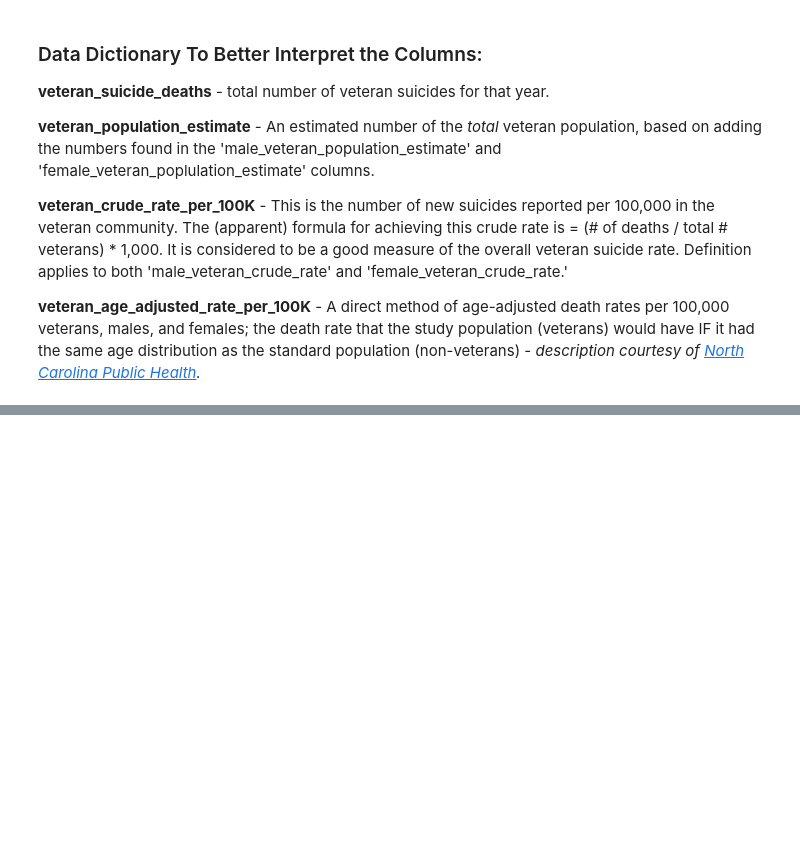
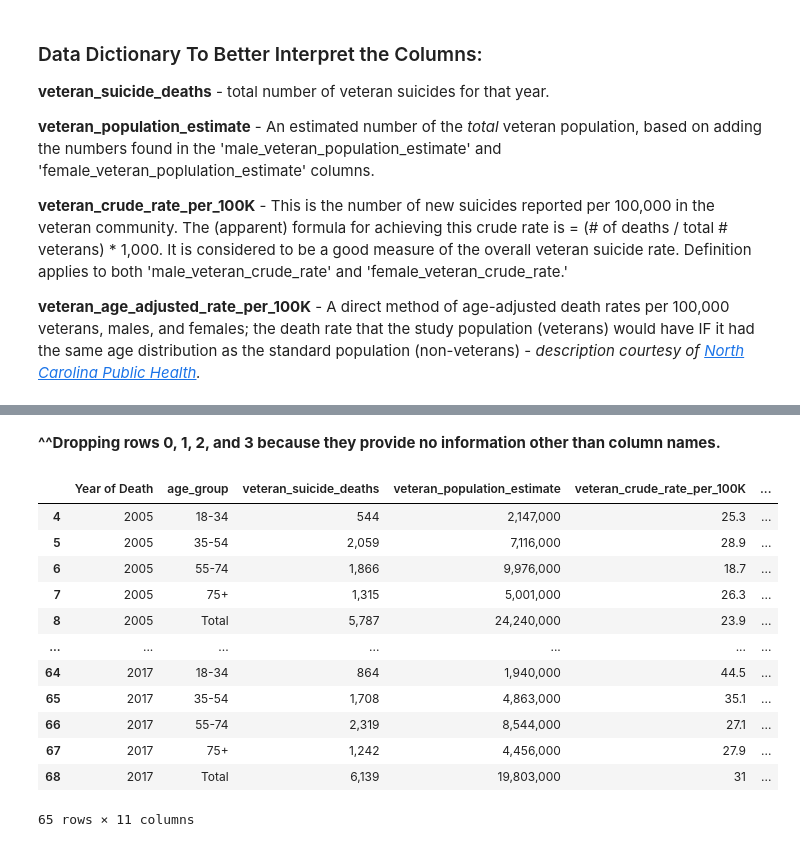
Before and after one commit to nickjoseph210/Soldier_Suicide_Prevention, a Jupyter notebook: prevention_scratch.ipynb, the cells around one changed output, grey strips where cells are left out. Saved outputs shown, nothing was run; the diff lists cells and outputs as text; code cells hidden in the pictures; blank space fills up the shorter version.

```diff
--- a/prevention_scratch.ipynb
+++ b/prevention_scratch.ipynb
@@ -230,0 +307,20 @@ age_adjusted_df
+# %%
+# Renaming columns:
+age_group_df = age_group_df.rename(
+            columns={
+                "2005-2017 National Suicide Data Appendix": "Year of Death",
+                "Unnamed: 1": "age_group",
+                "Unnamed: 2": "veteran_suicide_deaths",
+                "Unnamed: 3": "veteran_population_estimate",
+                "Unnamed: 4": "veteran_crude_rate_per_100K",
+                "Unnamed: 5": "male_veteran_suicide_deaths",
+                "Unnamed: 6": "male_veteran_population_estimate",
+                "Unnamed: 7": "male_veteran_crude_rate_per_100K",
+                "Unnamed: 8": "age_group_2",
+                "Unnamed: 9": "female_veteran_suicide_deaths",
+                "Unnamed: 10": "female_veteran_population_estimate",
+            },
+        )
+
+
+age_group_df.head()
@@ -230,0 +334,20 @@ age_adjusted_df
+# %% [markdown]
+**^^Dropping rows 0, 1, 2, and 3 because they provide no information other than column names.**
+# %%
+age_group_df = age_group_df.drop([0, 1, 2, 3])
+
+age_group_df
+# %% [output]
+|  | Year of Death | age_group | veteran_suicide_deaths | veteran_population_estimate | veteran_crude_rate_per_100K | ... |
+| 4 | 2005 | 18-34 | 544 | 2,147,000 | 25.3 | ... |
+| 5 | 2005 | 35-54 | 2,059 | 7,116,000 | 28.9 | ... |
+| 6 | 2005 | 55-74 | 1,866 | 9,976,000 | 18.7 | ... |
+| 7 | 2005 | 75+ | 1,315 | 5,001,000 | 26.3 | ... |
+| 8 | 2005 | Total | 5,787 | 24,240,000 | 23.9 | ... |
+| ... | ... | ... | ... | ... | ... | ... |
+| 64 | 2017 | 18-34 | 864 | 1,940,000 | 44.5 | ... |
+| 65 | 2017 | 35-54 | 1,708 | 4,863,000 | 35.1 | ... |
+| 66 | 2017 | 55-74 | 2,319 | 8,544,000 | 27.1 | ... |
+| 67 | 2017 | 75+ | 1,242 | 4,456,000 | 27.9 | ... |
+| 68 | 2017 | Total | 6,139 | 19,803,000 | 31 | ... |
+65 rows × 11 columns
```
Also changed, not shown: parts of 11 cells of this notebook.
